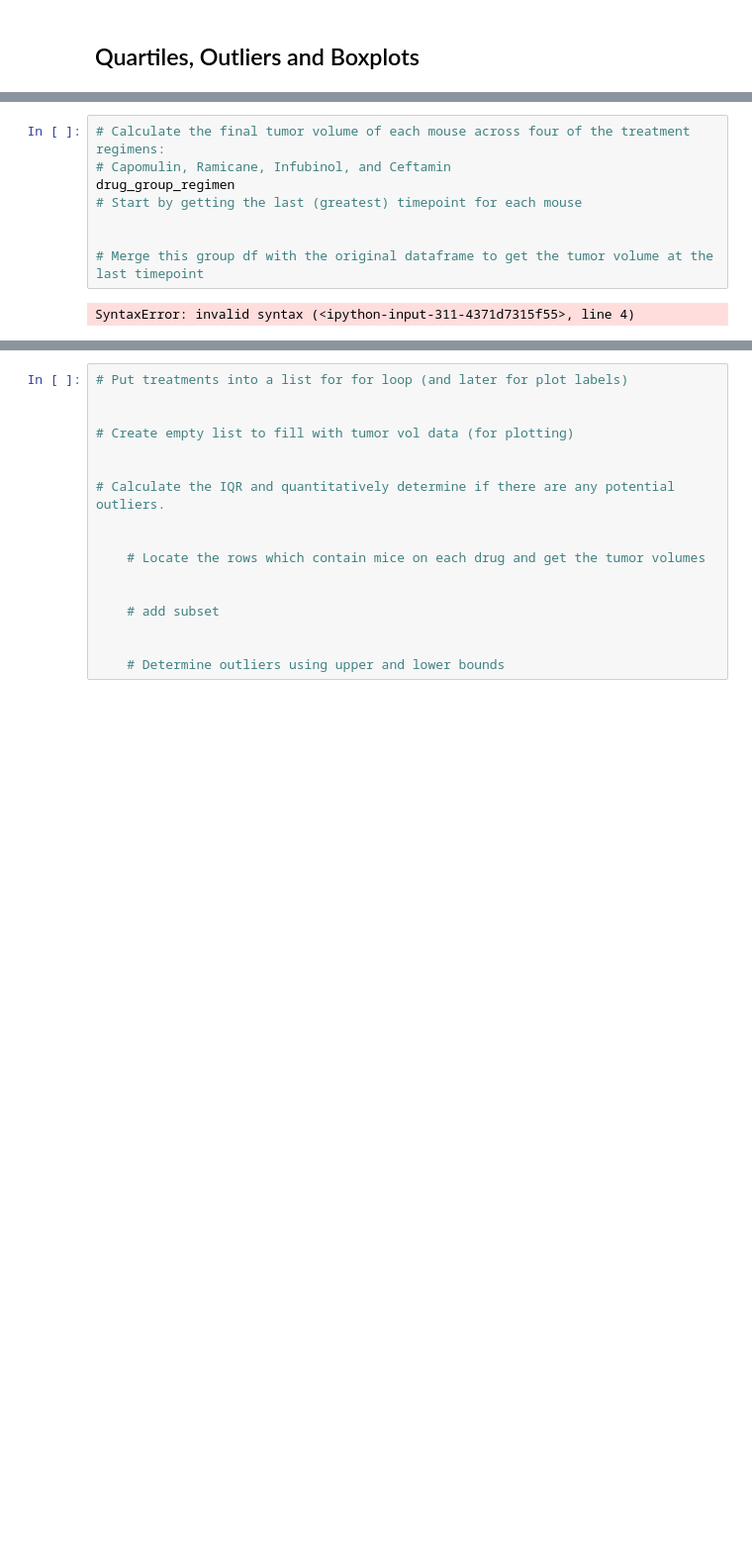
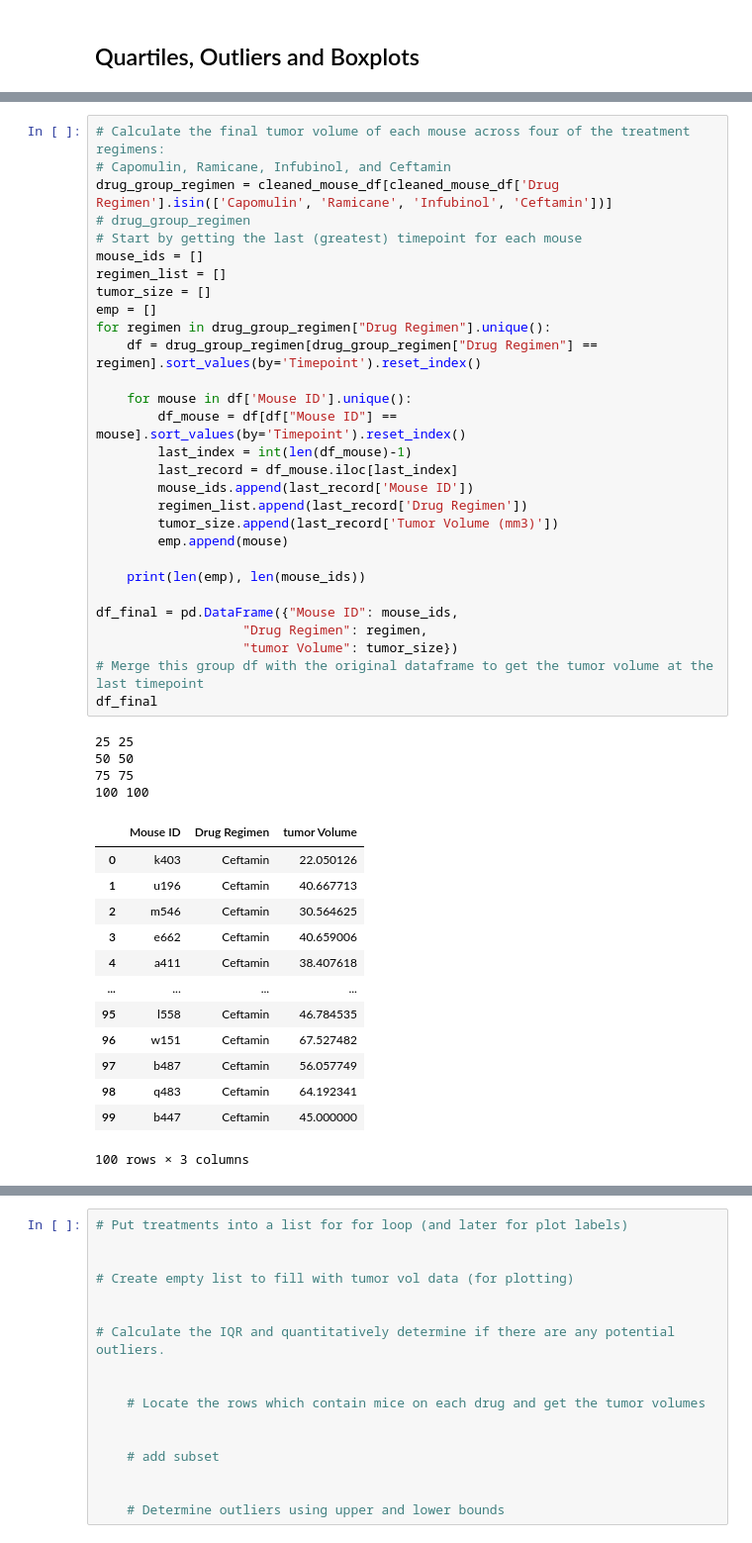
Before and after one commit to khbader101/Matplotlib-Challenge, a Jupyter notebook: pymaceuticals_starter.ipynb, the cells around one changed output, grey strips where cells are left out. Shown at 99% size. Saved outputs shown, nothing was run; the diff lists cells and outputs as text; blank space fills up the shorter version.

```diff
--- a/pymaceuticals_starter.ipynb
+++ b/pymaceuticals_starter.ipynb
@@ -211,10 +228,47 @@ plt.show()
 # %%
 # Calculate the final tumor volume of each mouse across four of the treatment regimens:
 # Capomulin, Ramicane, Infubinol, and Ceftamin
-drug_group_regimen
+drug_group_regimen = cleaned_mouse_df[cleaned_mouse_df['Drug Regimen'].isin(['Capomulin', 'Ramicane', 'Infubinol', 'Ceftamin'])]
+# drug_group_regimen
 # Start by getting the last (greatest) timepoint for each mouse
+mouse_ids = []
+regimen_list = []
+tumor_size = []
+emp = []
+for regimen in drug_group_regimen["Drug Regimen"].unique():
+    df = drug_group_regimen[drug_group_regimen["Drug Regimen"] == regimen].sort_values(by='Timepoint').reset_index()
 
+    for mouse in df['Mouse ID'].unique():
+        df_mouse = df[df["Mouse ID"] == mouse].sort_values(by='Timepoint').reset_index()
+        last_index = int(len(df_mouse)-1)
+        last_record = df_mouse.iloc[last_index]
+        mouse_ids.append(last_record['Mouse ID'])
+        regimen_list.append(last_record['Drug Regimen'])
+        tumor_size.append(last_record['Tumor Volume (mm3)'])
+        emp.append(mouse)
 
+    print(len(emp), len(mouse_ids))
+
+df_final = pd.DataFrame({"Mouse ID": mouse_ids,
+                   "Drug Regimen": regimen,
+                   "tumor Volume": tumor_size})
 # Merge this group df with the original dataframe to get the tumor volume at the last timepoint
+df_final
 # %% [output]
-SyntaxError: invalid syntax (<ipython-input-311-4371d7315f55>, line 4)
+25 25
+50 50
+75 75
+100 100
+|  | Mouse ID | Drug Regimen | tumor Volume |
+| 0 | k403 | Ceftamin | 22.050126 |
+| 1 | u196 | Ceftamin | 40.667713 |
+| 2 | m546 | Ceftamin | 30.564625 |
+| 3 | e662 | Ceftamin | 40.659006 |
+| 4 | a411 | Ceftamin | 38.407618 |
+| ... | ... | ... | ... |
+| 95 | l558 | Ceftamin | 46.784535 |
+| 96 | w151 | Ceftamin | 67.527482 |
+| 97 | b487 | Ceftamin | 56.057749 |
+| 98 | q483 | Ceftamin | 64.192341 |
+| 99 | b447 | Ceftamin | 45.000000 |
+100 rows × 3 columns
```
Also changed, not shown: parts of 3 cells of this notebook.
